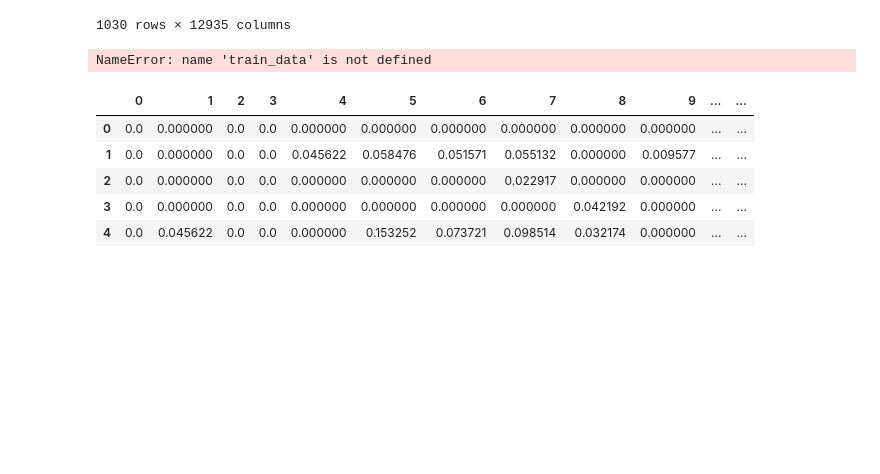
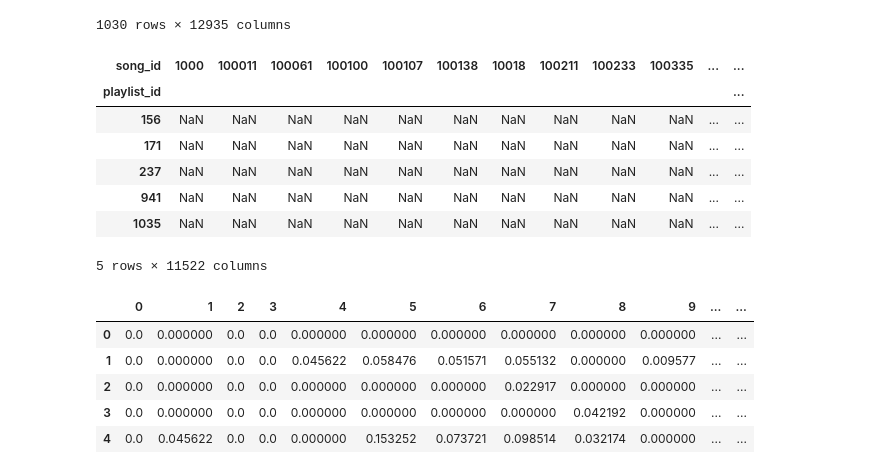
Before and after one commit to kye8524/MLTeamProject, a Jupyter notebook: train.ipynb, the cells around one changed output. Drawn from its saved outputs; the diff is of its cells as text; code cells hidden in the pictures; blank space fills up the shorter version.

```diff
--- a/train.ipynb
+++ b/train.ipynb
@@ -125,11 +102,18 @@ train_data
 | 1028 | 0 | 0 | 0 | 0 | 0 | 0 | 0 | 0 | 0 | 0 | ... | ... |
 | 1029 | 0 | 0 | 0 | 0 | 0 | 0 | 0 | 0 | 0 | 0 | ... | ... |
 1030 rows × 12935 columns
-# %%
-for a in train_data['0']:
-    print(a)
-# %% [output]
-NameError: name 'train_data' is not defined
+# %%
+check = pd.pivot_table(Rating_avg,values='rating_x',index='playlist_id',columns='song_id')
+check.head()
+# %% [output]
+| song_id | 1000 | 100011 | 100061 | 100100 | 100107 | 100138 | 10018 | 100211 | 100233 | 100335 | ... | ... |
+| playlist_id |  |  |  |  |  |  |  |  |  |  |  | ... |
+| 156 | NaN | NaN | NaN | NaN | NaN | NaN | NaN | NaN | NaN | NaN | ... | ... |
+| 171 | NaN | NaN | NaN | NaN | NaN | NaN | NaN | NaN | NaN | NaN | ... | ... |
+| 237 | NaN | NaN | NaN | NaN | NaN | NaN | NaN | NaN | NaN | NaN | ... | ... |
+| 941 | NaN | NaN | NaN | NaN | NaN | NaN | NaN | NaN | NaN | NaN | ... | ... |
+| 1035 | NaN | NaN | NaN | NaN | NaN | NaN | NaN | NaN | NaN | NaN | ... | ... |
+5 rows × 11522 columns
 # %%
 # user similarity on replacing NAN by item(movie) avg
 from sklearn.metrics.pairwise import cosine_similarity
```
Also changed, not shown: parts of 16 cells of this notebook, 2 other files.
